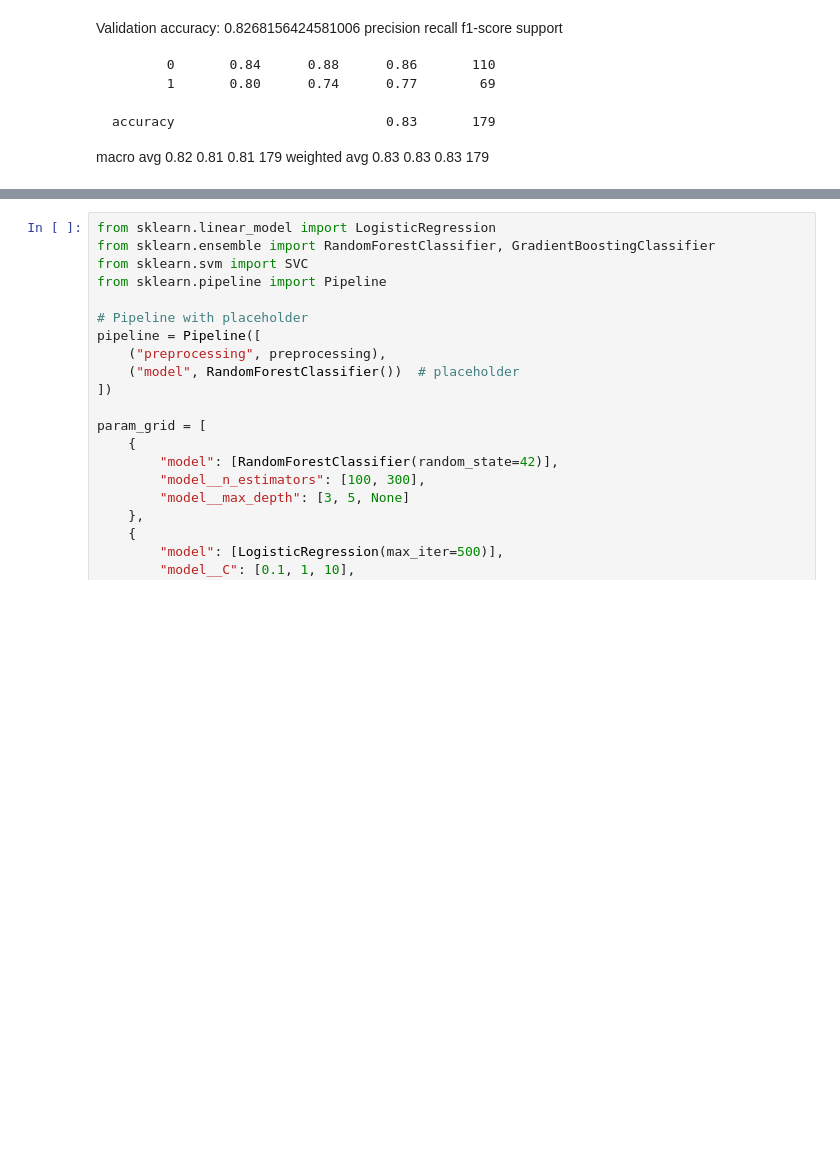
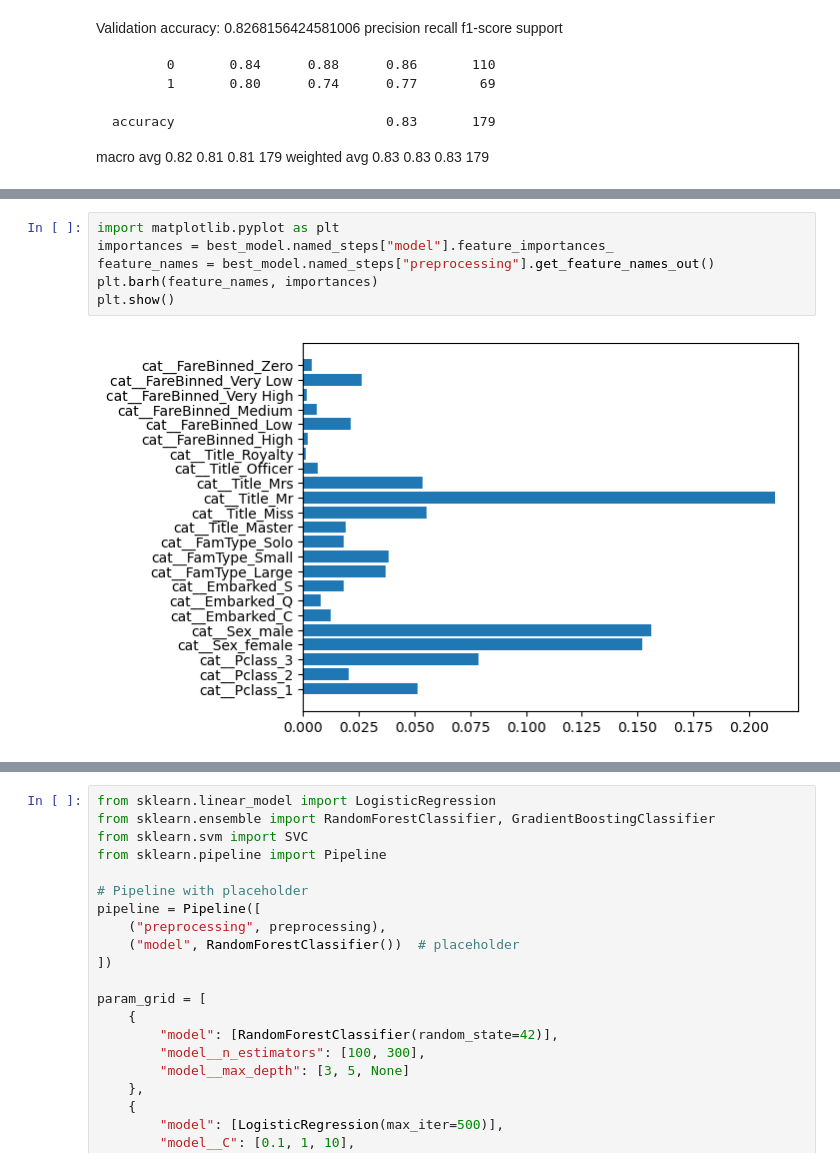
Before and after one commit to manugoetz/titanic-survival-prediction, a Jupyter notebook: notebooks/modeling.ipynb, the cells around one changed output, grey strips where cells are left out. Drawn from its saved outputs; the diff is of its cells as text; blank space fills up the shorter version.

```diff
--- a/notebooks/modeling.ipynb
+++ b/notebooks/modeling.ipynb
@@ -216,3 +239,11 @@ plt.show()
+# %%
+import matplotlib.pyplot as plt
+importances = best_model.named_steps["model"].feature_importances_
+feature_names = best_model.named_steps["preprocessing"].get_feature_names_out()
+plt.barh(feature_names, importances)
+plt.show()
+# %% [output]
+[figure, added]
 # %%
 test_preds = best_model.predict(X_test[features])
 output = pd.DataFrame({
```
Also changed, not shown: parts of 8 cells of this notebook, 2 other files.
